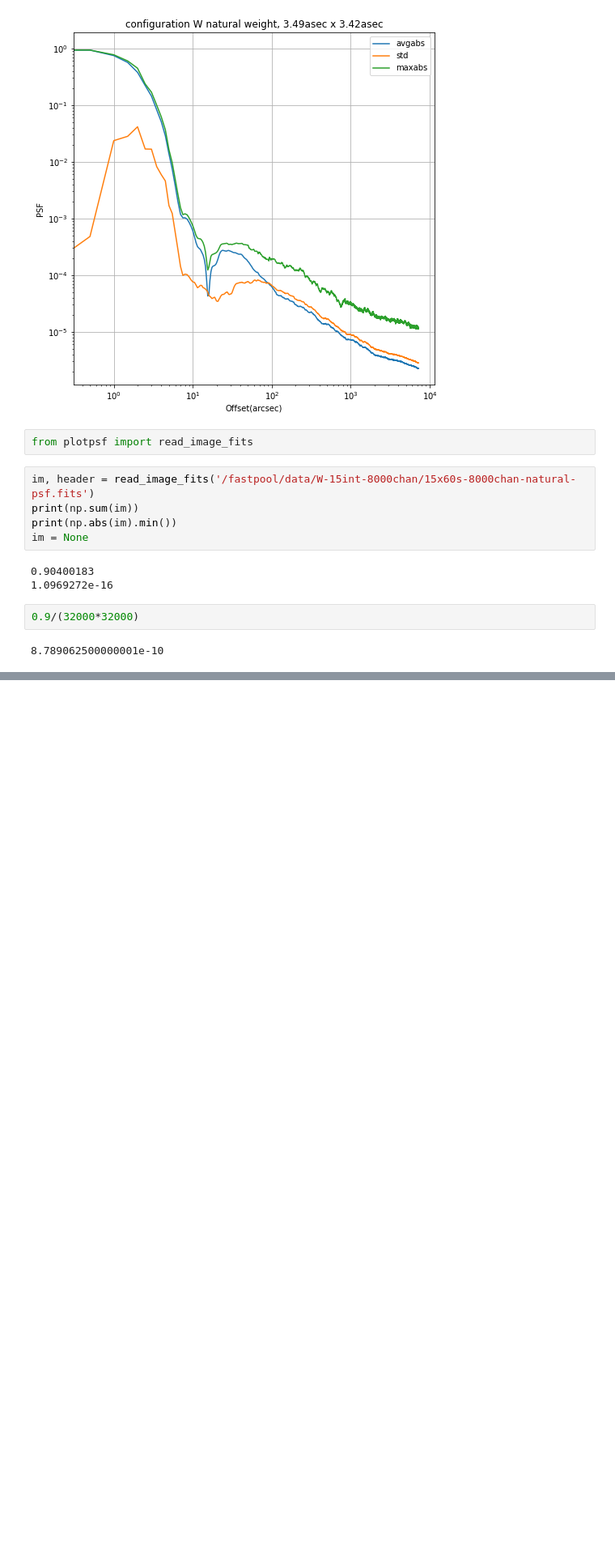
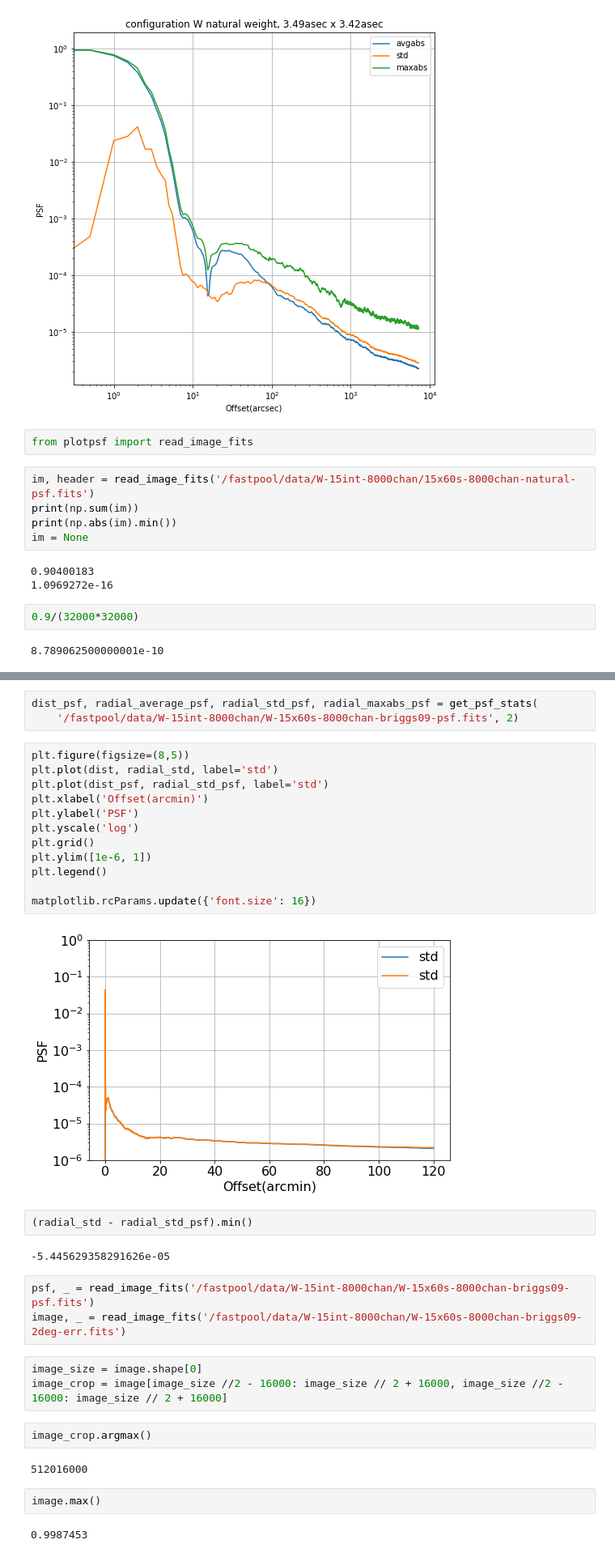
Before and after one commit to yupinghuang/sim-toolkit, a Jupyter notebook: notebooks/visualize-psf.ipynb, the cells around one changed output, grey strips where cells are left out. Shown: that part at 81% size. Cells and saved outputs as stored; diff of their text form; blank space fills up the shorter version.

```diff
--- a/notebooks/visualize-psf.ipynb
+++ b/notebooks/visualize-psf.ipynb
@@ -172,0 +191,35 @@ im = None
+# %%
+dist_psf, radial_average_psf, radial_std_psf, radial_maxabs_psf = get_psf_stats(
+    '/fastpool/data/W-15int-8000chan/W-15x60s-8000chan-briggs09-psf.fits', 2)
+# %%
+plt.figure(figsize=(8,5))
+plt.plot(dist, radial_std, label='std')
+plt.plot(dist_psf, radial_std_psf, label='std')
+plt.xlabel('Offset(arcmin)')
+plt.ylabel('PSF')
+plt.yscale('log')
+plt.grid()
+plt.ylim([1e-6, 1])
+plt.legend()
+
+matplotlib.rcParams.update({'font.size': 16})
+# %% [output]
+[figure, added]
+# %%
+(radial_std - radial_std_psf).min()
+# %% [output]
+-5.445629358291626e-05
+# %%
+psf, _ = read_image_fits('/fastpool/data/W-15int-8000chan/W-15x60s-8000chan-briggs09-psf.fits')
+image, _ = read_image_fits('/fastpool/data/W-15int-8000chan/W-15x60s-8000chan-briggs09-2deg-err.fits')
+# %%
+image_size = image.shape[0]
+image_crop = image[image_size //2 - 16000: image_size // 2 + 16000, image_size //2 - 16000: image_size // 2 + 16000]
+# %%
+image_crop.argmax()
+# %% [output]
+512016000
+# %%
+image.max()
+# %% [output]
+0.9987453
```
Also changed, not shown: parts of 20 cells of this notebook, 9 other files.
